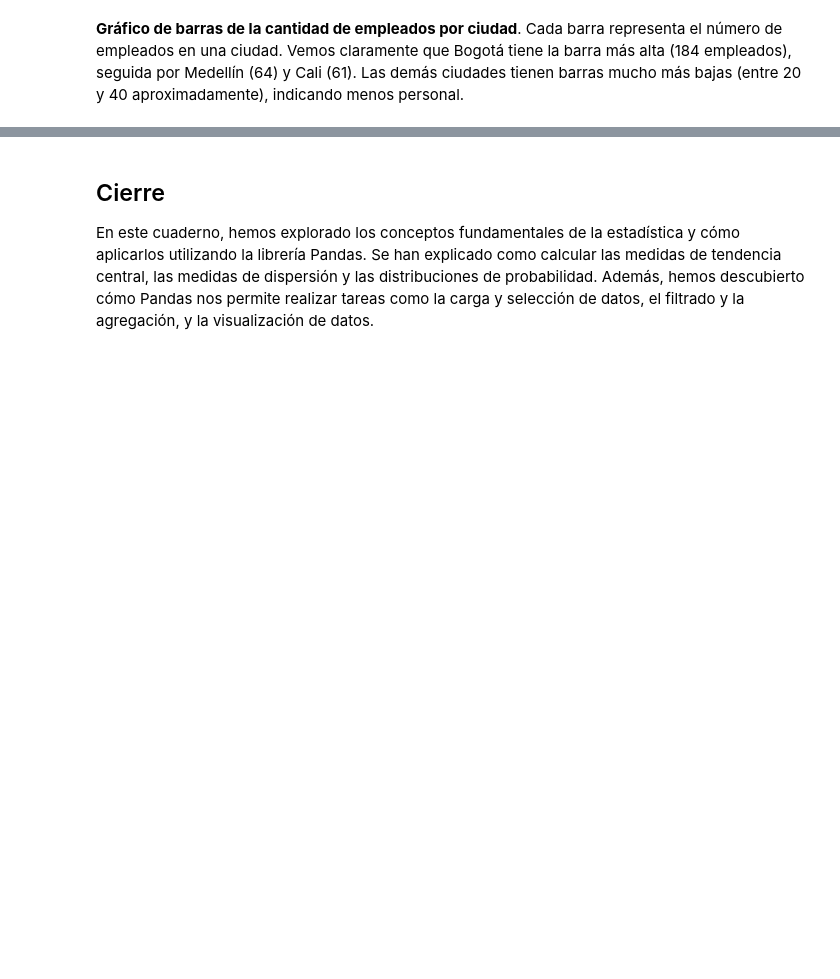
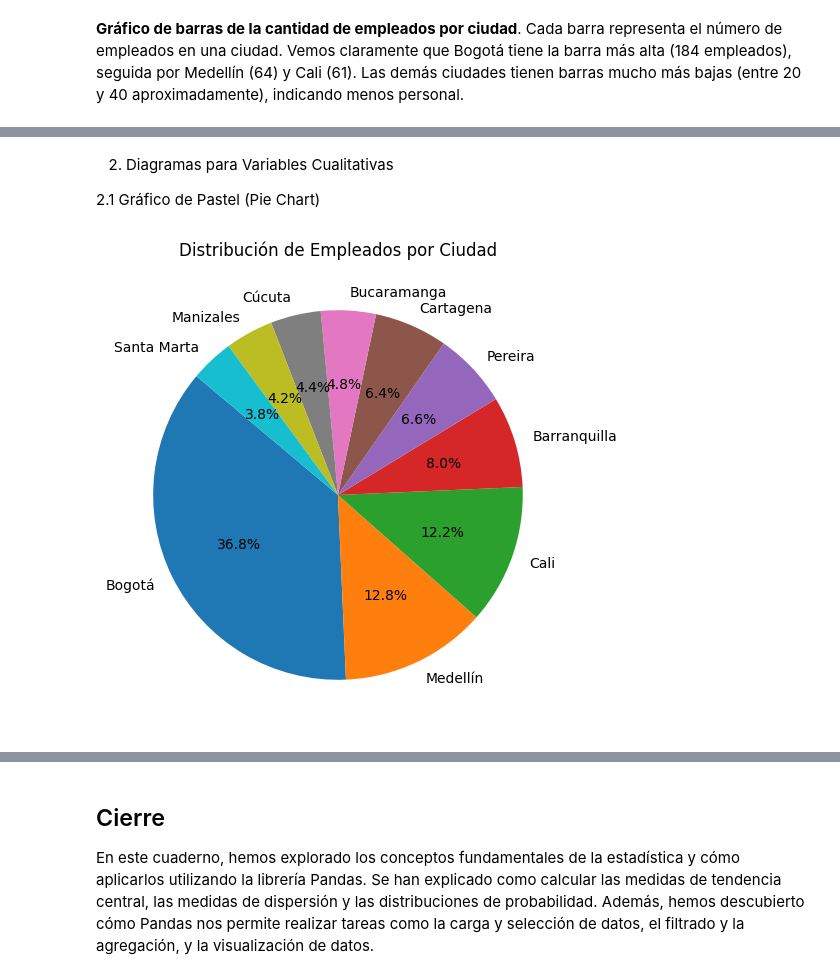
Before and after one commit to jazaineam1/Diplomado_ucentral_ME, a Jupyter notebook: Cuadernos/5_Introducción_a_la_Estadística_y_Exploración_de_Datos_con_Pandas.ipynb, the cells around one changed output, grey strips where cells are left out. Cells and saved outputs as stored; diff of their text form; code cells hidden in the pictures; blank space fills up the shorter version.

```diff
--- a/Cuadernos/5_Introducción_a_la_Estadística_y_Exploración_de_Datos_con_Pandas.ipynb
+++ b/Cuadernos/5_Introducción_a_la_Estadística_y_Exploración_de_Datos_con_Pandas.ipynb
@@ -577,0 +606,14 @@ En este código:
+# %% [markdown]
+2. Diagramas para Variables Cualitativas
+
+  2.1 Gráfico de Pastel (Pie Chart)
+# %%
+# Contemos la frecuencia de cada ciudad
+freq_ciudades = df['ciudad'].value_counts()
+
+plt.figure(figsize=(6,6))
+plt.pie(freq_ciudades, labels=freq_ciudades.index, autopct='%1.1f%%', startangle=140)
+plt.title('Distribución de Empleados por Ciudad')
+plt.show()
+# %% [output]
+[figure, added]
```
Also changed, not shown: parts of 7 cells of this notebook.
